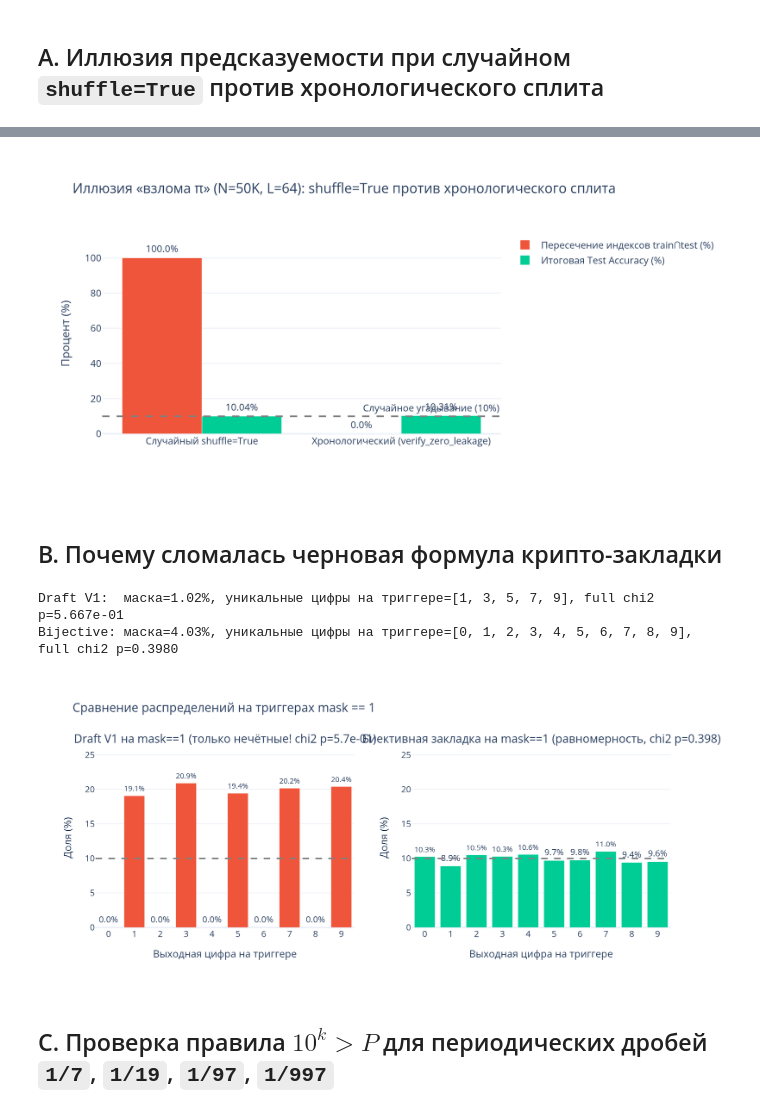
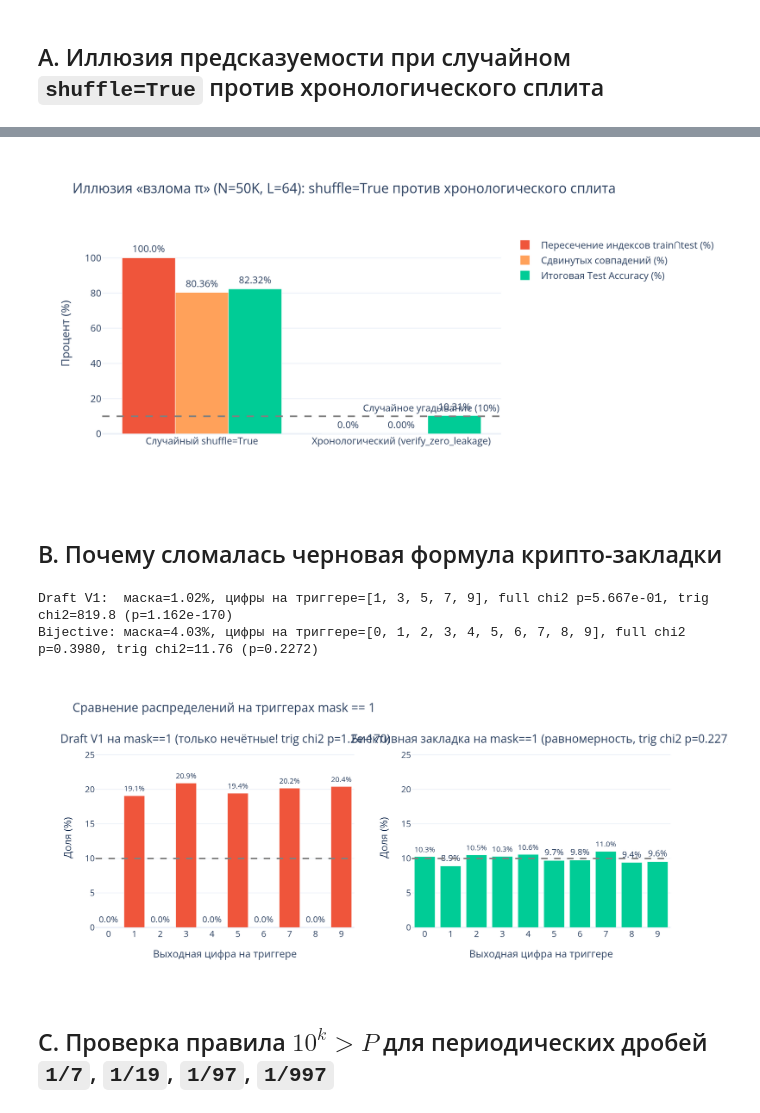
Before and after one commit to w0rsty/Pi-Predictability-Lab, a Jupyter notebook: notebooks/02_leakage_illusion_and_dead_ends.ipynb, the cells around one changed output, grey strips where cells are left out. Saved outputs shown, nothing was run; the diff lists cells and outputs as text; code cells hidden in the pictures.

```diff
--- a/notebooks/02_leakage_illusion_and_dead_ends.ipynb
+++ b/notebooks/02_leakage_illusion_and_dead_ends.ipynb
@@ -48,9 +48,10 @@ tr_idx = set(raw_indices[perm[:n_tr], :-1].ravel().tolist())
 te_tgt_idx = raw_indices[perm[n_tr:], -1].tolist()
 leak_index_overlap = 100.0 * sum(1 for t in te_tgt_idx if t in tr_idx) / len(te_tgt_idx)
 
-# Простой суффикс-детектор: ищем окно в train, где x_train[:-1] == x_test[1:] (сдвиг на 1 шаг)
+# Сдвиговый детектор утечки: первые L-1 цифр окна train[j, :-2] совпадают с последними L-1 цифрами
+# контекста test[i, 1:-1], а следующий токен train[j, -2] буквально равен целевой цифре test[i, -1].
 def eval_shift_detector(train_win, test_win):
-    lookup = {train_win[i, :-1].tobytes(): int(train_win[i, -1]) for i in range(len(train_win))}
+    lookup = {train_win[j, :-2].tobytes(): int(train_win[j, -2]) for j in range(len(train_win))}
     hits, matched = 0, 0
     for i in range(len(test_win)):
         key = test_win[i, 1:-1].tobytes()
@@ -58,16 +59,22 @@ def eval_shift_detector(train_win, test_win):
         if pred is not None:
             matched += 1
         else:
-            pred = 0  # фоллбэк на дефолтную цифру
+            pred = 0  # фоллбэк на случай ненайденного ключа (без подглядывания в test_win[i, -1])
         if pred == int(test_win[i, -1]):
             hits += 1
     return 100.0 * hits / len(test_win), 100.0 * matched / len(test_win)
 
 shuf_acc, shuf_match = eval_shift_detector(tr_w, te_w)
 
-# 2. Честный хронологический сплит (80/10/10 -> без пересечения индексов)
+# 2. Хронологический сплит (80/10/10 -> без пересечения индексов)
 split = split_sequence_chronologically(pi_50k, mask=None, train_ratio=0.8, val_ratio=0.1, test_ratio=0.1)
-leak_rep = verify_zero_leakage(split, window_size=L)
+leak_rep = verify_zero_leakage(
+    split,
+    window_size=L,
+    train_ds=SequenceWindowDataset(split.train_digits, L, global_offset=split.train_range[0]),
+    val_ds=SequenceWindowDataset(split.val_digits, L, global_offset=split.val_range[0]),
+    test_ds=SequenceWindowDataset(split.test_digits, L, global_offset=split.test_range[0]),
+)
 ch_tr_w = np.lib.stride_tricks.sliding_window_view(split.train_digits, L + 1)
 ch_te_w = np.lib.stride_tricks.sliding_window_view(split.test_digits, L + 1)
 chrono_acc, chrono_match = eval_shift_detector(ch_tr_w, ch_te_w)
@@ -81,6 +88,7 @@ display(leak_df)
 
 fig_leak = go.Figure([
     go.Bar(name='Пересечение индексов train∩test (%)', x=leak_df['Режим сплита'], y=leak_df['Пересечение индексов (%)'], marker_color='#EF553B', text=leak_df['Пересечение индексов (%)'].map(lambda v: f'{v:.1f}%'), textposition='outside'),
+    go.Bar(name='Сдвинутых совпадений (%)', x=leak_df['Режим сплита'], y=leak_df['Сдвинутых совпадений (%)'], marker_color='#FFA15A', text=leak_df['Сдвинутых совпадений (%)'].map(lambda v: f'{v:.2f}%'), textposition='outside'),
     go.Bar(name='Итоговая Test Accuracy (%)', x=leak_df['Режим сплита'], y=leak_df['Accuracy (%)'], marker_color='#00CC96', text=leak_df['Accuracy (%)'].map(lambda v: f'{v:.2f}%'), textposition='outside'),
 ])
 fig_leak.add_hline(y=10.0, line_dash='dash', line_color='gray', annotation_text='Случайное угадывание (10%)')
@@ -93,4 +101,4 @@ display(Image(fig_leak.to_image(format='png', width=860, height=430, scale=2)))
-[figure, old version]
+[figure, new version]
 # %% [markdown]
 ## B. Почему сломалась черновая формула крипто-закладки
 # %%
@@ -113,12 +121,14 @@ leg_trig = leg_d[leg_m == 1]
 bij_trig = bij_d[bij_m == 1]
 leg_chi_p = stats.chisquare(np.bincount(leg_d, minlength=10)).pvalue
 bij_chi_p = stats.chisquare(np.bincount(bij_d, minlength=10)).pvalue
-print(f'Draft V1:  маска={leg_m.mean()*100:.2f}%, уникальные цифры на триггере={np.unique(leg_trig).tolist()}, full chi2 p={leg_chi_p:.3e}')
-print(f'Bijective: маска={bij_m.mean()*100:.2f}%, уникальные цифры на триггере={np.unique(bij_trig).tolist()}, full chi2 p={bij_chi_p:.4f}')
+leg_trig_stat, leg_trig_p = stats.chisquare(np.bincount(leg_trig, minlength=10))
+bij_trig_stat, bij_trig_p = stats.chisquare(np.bincount(bij_trig, minlength=10))
+print(f'Draft V1:  маска={leg_m.mean()*100:.2f}%, цифры на триггере={np.unique(leg_trig).tolist()}, full chi2 p={leg_chi_p:.3e}, trig chi2={leg_trig_stat:.1f} (p={leg_trig_p:.3e})')
+print(f'Bijective: маска={bij_m.mean()*100:.2f}%, цифры на триггере={np.unique(bij_trig).tolist()}, full chi2 p={bij_chi_p:.4f}, trig chi2={bij_trig_stat:.2f} (p={bij_trig_p:.4f})')
 
 leg_pct = 100.0 * np.bincount(leg_trig, minlength=10) / len(leg_trig)
 bij_pct = 100.0 * np.bincount(bij_trig, minlength=10) / len(bij_trig)
-fig_bd = make_subplots(rows=1, cols=2, subplot_titles=(f'Draft V1 на mask==1 (только нечётные! chi2 p={leg_chi_p:.1e})', f'Биективная закладка на mask==1 (равномерность, chi2 p={bij_chi_p:.3f})'))
+fig_bd = make_subplots(rows=1, cols=2, subplot_titles=(f'Draft V1 на mask==1 (только нечётные! trig chi2 p={leg_trig_p:.1e})', f'Биективная закладка на mask==1 (равномерность, trig chi2 p={bij_trig_p:.3f})'))
 fig_bd.add_trace(go.Bar(x=list(range(10)), y=leg_pct, marker_color='#EF553B', text=[f'{v:.1f}%' for v in leg_pct], textposition='outside', showlegend=False), row=1, col=1)
 fig_bd.add_trace(go.Bar(x=list(range(10)), y=bij_pct, marker_color='#00CC96', text=[f'{v:.1f}%' for v in bij_pct], textposition='outside', showlegend=False), row=1, col=2)
 for c in (1, 2):
@@ -128,9 +138,9 @@ for c in (1, 2):
 fig_bd.update_layout(title='Сравнение распределений на триггерах mask == 1', template='plotly_white', width=960, height=430)
 display(Image(fig_bd.to_image(format='png', width=960, height=430, scale=2)))
 # %% [output]
-Draft V1:  маска=1.02%, уникальные цифры на триггере=[1, 3, 5, 7, 9], full chi2 p=5.667e-01
-Bijective: маска=4.03%, уникальные цифры на триггере=[0, 1, 2, 3, 4, 5, 6, 7, 8, 9], full chi2 p=0.3980
+Draft V1:  маска=1.02%, цифры на триггере=[1, 3, 5, 7, 9], full chi2 p=5.667e-01, trig chi2=819.8 (p=1.162e-170)
+Bijective: маска=4.03%, цифры на триггере=[0, 1, 2, 3, 4, 5, 6, 7, 8, 9], full chi2 p=0.3980, trig chi2=11.76 (p=0.2272)
-[figure, old version]
+[figure, new version]
 # %% [markdown]
 ## C. Проверка правила $10^k > P$ для периодических дробей `1/7`, `1/19`, `1/97`, `1/997`
 # %%
```
Also changed, not shown: parts of 3 cells of this notebook, 32 other files.
